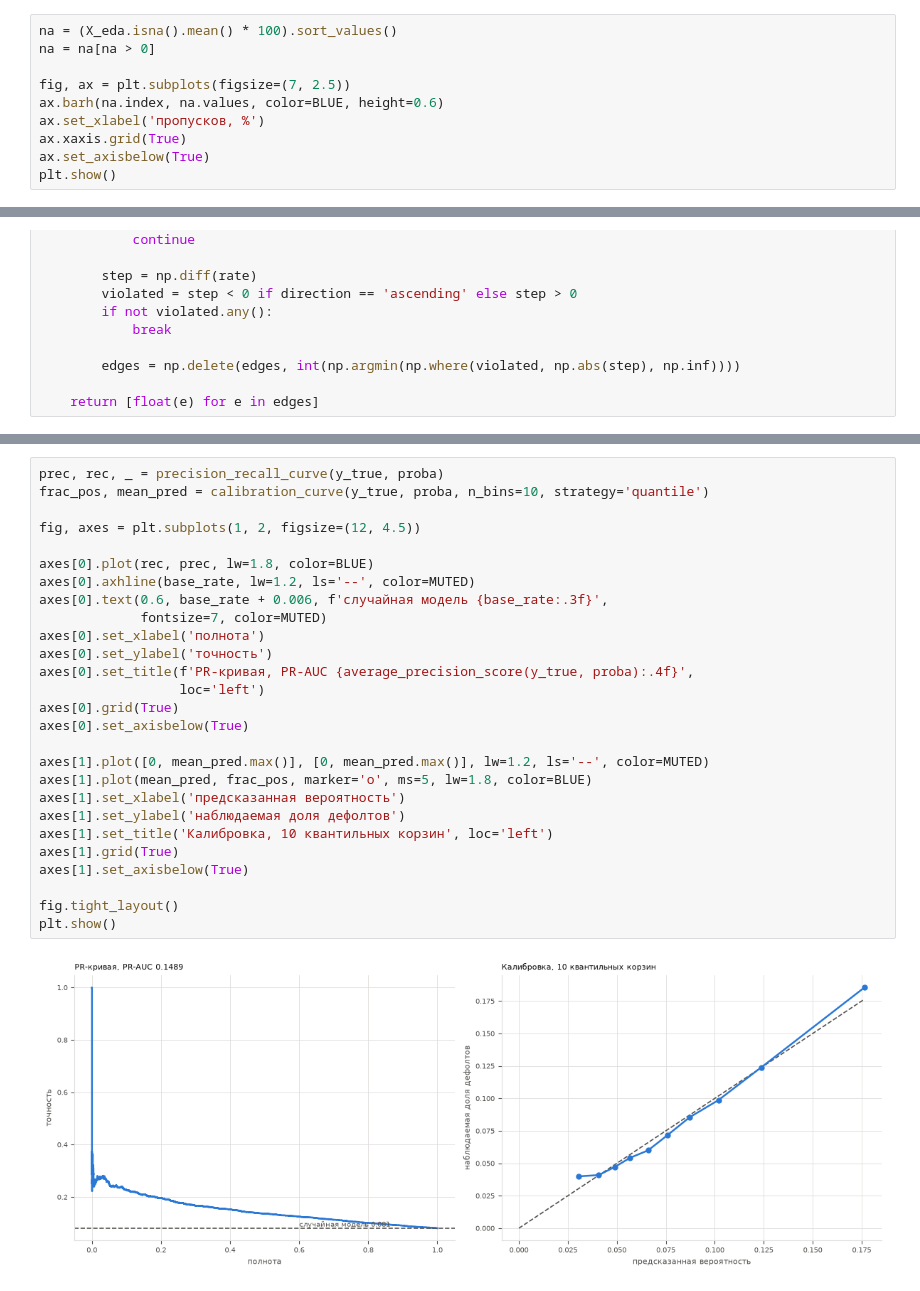
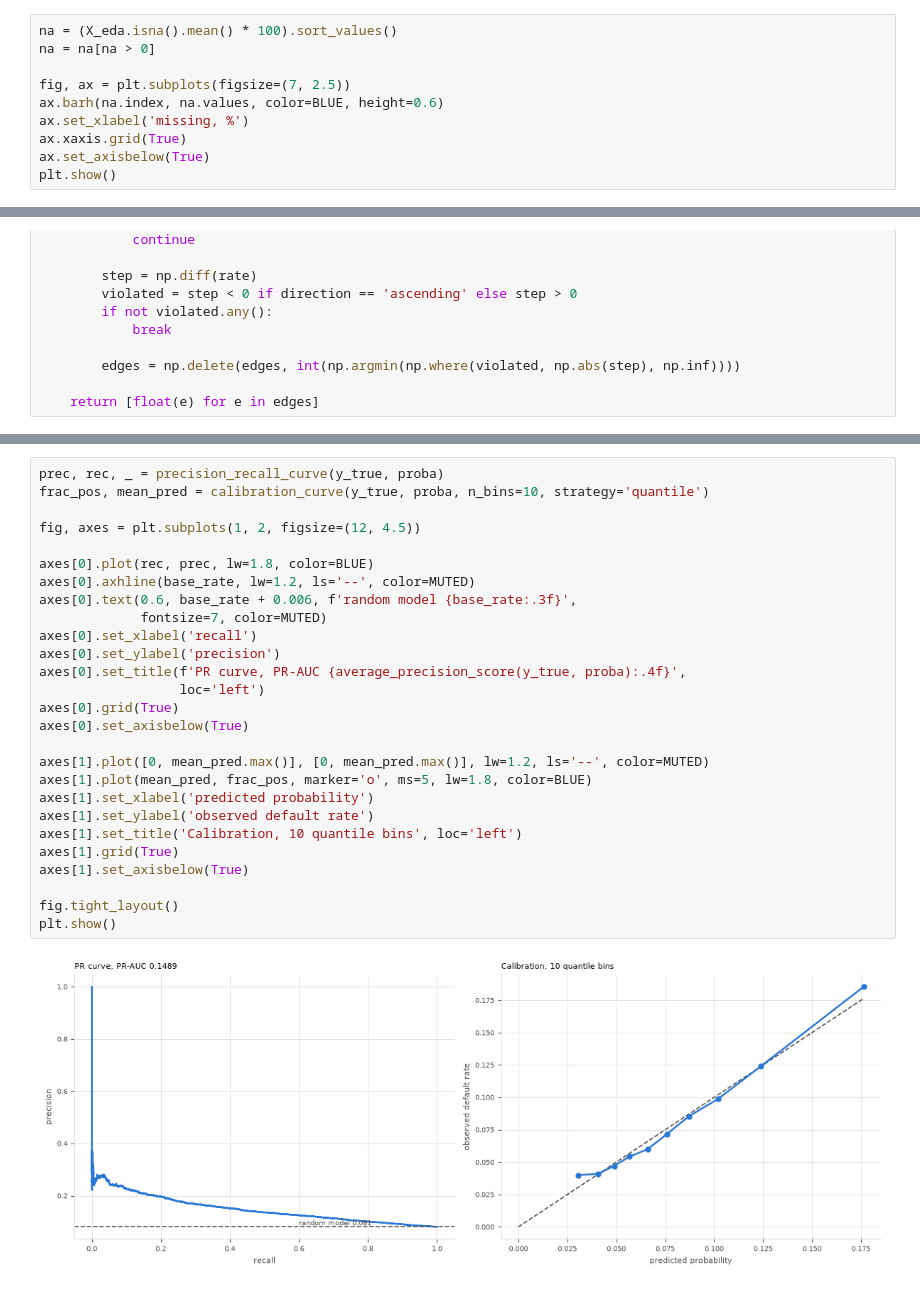
Before and after one commit to GodNaoborot/credit-score, a Jupyter notebook: notebooks/application.ipynb, the cells around one changed output, grey strips where cells are left out. Cells and saved outputs as stored; diff of their text form.

```diff
--- a/notebooks/application.ipynb
+++ b/notebooks/application.ipynb
@@ -331,7 +336,7 @@ na = na[na > 0]
 
 fig, ax = plt.subplots(figsize=(7, 2.5))
 ax.barh(na.index, na.values, color=BLUE, height=0.6)
-ax.set_xlabel('пропусков, %')
+ax.set_xlabel('missing, %')
 ax.xaxis.grid(True)
 ax.set_axisbelow(True)
 plt.show()
@@ -927,31 +940,31 @@ pd.DataFrame([
 # %%
 prec, rec, _ = precision_recall_curve(y_true, proba)
 frac_pos, mean_pred = calibration_curve(y_true, proba, n_bins=10, strategy='quantile')
 
 fig, axes = plt.subplots(1, 2, figsize=(12, 4.5))
 
 axes[0].plot(rec, prec, lw=1.8, color=BLUE)
 axes[0].axhline(base_rate, lw=1.2, ls='--', color=MUTED)
-axes[0].text(0.6, base_rate + 0.006, f'случайная модель {base_rate:.3f}',
+axes[0].text(0.6, base_rate + 0.006, f'random model {base_rate:.3f}',
              fontsize=7, color=MUTED)
-axes[0].set_xlabel('полнота')
-axes[0].set_ylabel('точность')
-axes[0].set_title(f'PR-кривая, PR-AUC {average_precision_score(y_true, proba):.4f}',
+axes[0].set_xlabel('recall')
+axes[0].set_ylabel('precision')
+axes[0].set_title(f'PR curve, PR-AUC {average_precision_score(y_true, proba):.4f}',
                   loc='left')
 axes[0].grid(True)
 axes[0].set_axisbelow(True)
 
 axes[1].plot([0, mean_pred.max()], [0, mean_pred.max()], lw=1.2, ls='--', color=MUTED)
 axes[1].plot(mean_pred, frac_pos, marker='o', ms=5, lw=1.8, color=BLUE)
-axes[1].set_xlabel('предсказанная вероятность')
-axes[1].set_ylabel('наблюдаемая доля дефолтов')
-axes[1].set_title('Калибровка, 10 квантильных корзин', loc='left')
+axes[1].set_xlabel('predicted probability')
+axes[1].set_ylabel('observed default rate')
+axes[1].set_title('Calibration, 10 quantile bins', loc='left')
 axes[1].grid(True)
 axes[1].set_axisbelow(True)
 
 fig.tight_layout()
 plt.show()
 # %% [output]
-[figure, old version]
+[figure, new version]
 # %%
 calib = pd.DataFrame({
```
Also changed, not shown: parts of 44 cells of this notebook, 10 other files.
